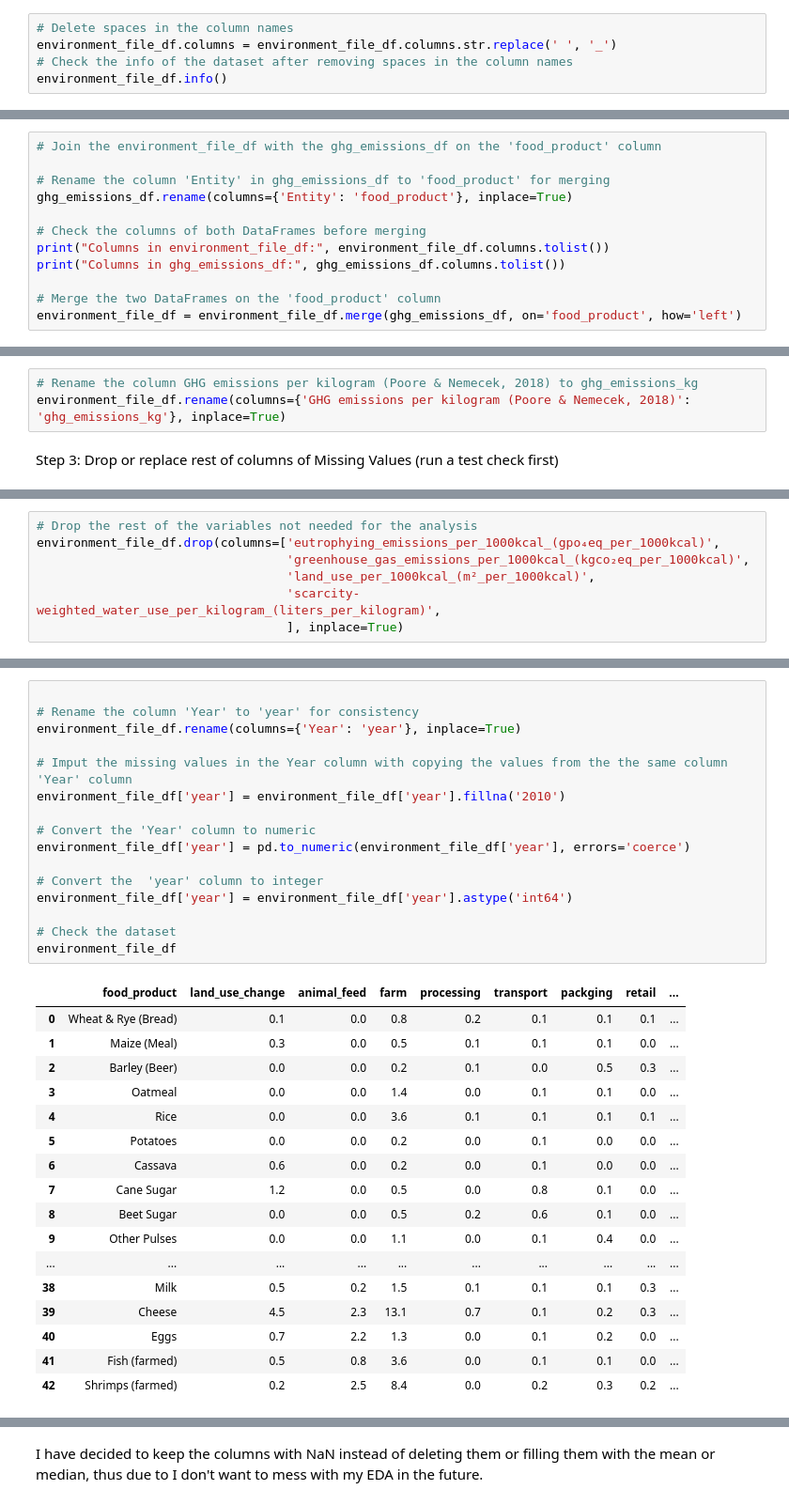
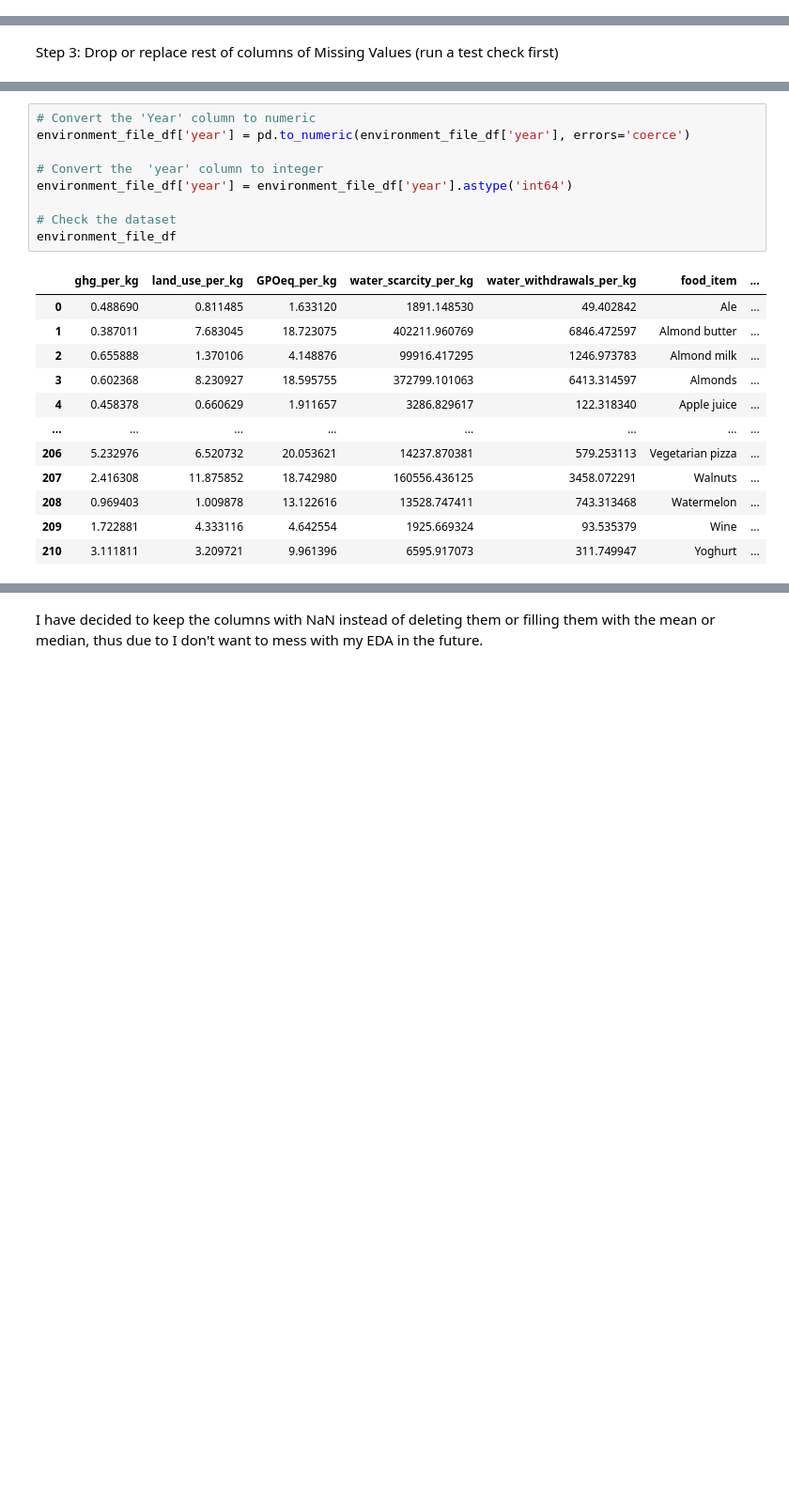
Before and after one commit to ivanya93/Food-Climate-Data-Driven-Sustainability, a Jupyter notebook: Food-Climate-Data-Driven-Sustainability.ipynb, the cells around one changed output, grey strips where cells are left out. Shown at 94% size. Saved outputs shown, nothing was run; the diff lists cells and outputs as text; blank space fills up the shorter version.

Commit message:
Updated
Still missing matching the food mapping

```diff
--- a/Food-Climate-Data-Driven-Sustainability.ipynb
+++ b/Food-Climate-Data-Driven-Sustainability.ipynb
@@ -1347,5 +1260,0 @@ memory usage: 5.5+ KB
-# %%
-# Delete spaces in the column names
-environment_file_df.columns = environment_file_df.columns.str.replace(' ', '_')
-# Check the info of the dataset after removing spaces in the column names
-environment_file_df.info()
@@ -1370,12 +1260,0 @@ memory usage: 5.5+ KB
-# %%
-# Join the environment_file_df with the ghg_emissions_df on the 'food_product' column
-
-# Rename the column 'Entity' in ghg_emissions_df to 'food_product' for merging
-ghg_emissions_df.rename(columns={'Entity': 'food_product'}, inplace=True)
-
-# Check the columns of both DataFrames before merging
-print("Columns in environment_file_df:", environment_file_df.columns.tolist())
-print("Columns in ghg_emissions_df:", ghg_emissions_df.columns.tolist())
-
-# Merge the two DataFrames on the 'food_product' column
-environment_file_df = environment_file_df.merge(ghg_emissions_df, on='food_product', how='left')
@@ -1406,6 +1278,3 @@ environment_file_df
-# %%
-# Rename the column GHG emissions per kilogram (Poore & Nemecek, 2018) to ghg_emissions_kg
-environment_file_df.rename(columns={'GHG emissions per kilogram (Poore & Nemecek, 2018)': 'ghg_emissions_kg'}, inplace=True)
 # %% [markdown]
 Step 3: Drop or replace rest of columns of Missing Values (run a test check first)
 # %%
@@ -1428,7 +1287,0 @@ dtype: int64
-# %%
-# Drop the rest of the variables not needed for the analysis
-environment_file_df.drop(columns=['eutrophying_emissions_per_1000kcal_(gpo₄eq_per_1000kcal)',
-                                  'greenhouse_gas_emissions_per_1000kcal_(kgco₂eq_per_1000kcal)',
-                                  'land_use_per_1000kcal_(m²_per_1000kcal)',
-                                  'scarcity-weighted_water_use_per_kilogram_(liters_per_kilogram)',
-                                  ], inplace=True)
@@ -1455,34 +1288,22 @@ environment_file_df
 # %%
-
-# Rename the column 'Year' to 'year' for consistency
-environment_file_df.rename(columns={'Year': 'year'}, inplace=True)
-
-# Imput the missing values in the Year column with copying the values from the the same column 'Year' column
-environment_file_df['year'] = environment_file_df['year'].fillna('2010')
-
 # Convert the 'Year' column to numeric
 environment_file_df['year'] = pd.to_numeric(environment_file_df['year'], errors='coerce')
 
 # Convert the  'year' column to integer
 environment_file_df['year'] = environment_file_df['year'].astype('int64')
 
 # Check the dataset
 environment_file_df
 # %% [output]
-|  | food_product | land_use_change | animal_feed | farm | processing | transport | packging | retail | ... |
-| 0 | Wheat & Rye (Bread) | 0.1 | 0.0 | 0.8 | 0.2 | 0.1 | 0.1 | 0.1 | ... |
-| 1 | Maize (Meal) | 0.3 | 0.0 | 0.5 | 0.1 | 0.1 | 0.1 | 0.0 | ... |
-| 2 | Barley (Beer) | 0.0 | 0.0 | 0.2 | 0.1 | 0.0 | 0.5 | 0.3 | ... |
-| 3 | Oatmeal | 0.0 | 0.0 | 1.4 | 0.0 | 0.1 | 0.1 | 0.0 | ... |
-| 4 | Rice | 0.0 | 0.0 | 3.6 | 0.1 | 0.1 | 0.1 | 0.1 | ... |
-| 5 | Potatoes | 0.0 | 0.0 | 0.2 | 0.0 | 0.1 | 0.0 | 0.0 | ... |
-| 6 | Cassava | 0.6 | 0.0 | 0.2 | 0.0 | 0.1 | 0.0 | 0.0 | ... |
-| 7 | Cane Sugar | 1.2 | 0.0 | 0.5 | 0.0 | 0.8 | 0.1 | 0.0 | ... |
-| 8 | Beet Sugar | 0.0 | 0.0 | 0.5 | 0.2 | 0.6 | 0.1 | 0.0 | ... |
-| 9 | Other Pulses | 0.0 | 0.0 | 1.1 | 0.0 | 0.1 | 0.4 | 0.0 | ... |
-| ... | ... | ... | ... | ... | ... | ... | ... | ... | ... |
-| 38 | Milk | 0.5 | 0.2 | 1.5 | 0.1 | 0.1 | 0.1 | 0.3 | ... |
-| 39 | Cheese | 4.5 | 2.3 | 13.1 | 0.7 | 0.1 | 0.2 | 0.3 | ... |
-| 40 | Eggs | 0.7 | 2.2 | 1.3 | 0.0 | 0.1 | 0.2 | 0.0 | ... |
-| 41 | Fish (farmed) | 0.5 | 0.8 | 3.6 | 0.0 | 0.1 | 0.1 | 0.0 | ... |
-| 42 | Shrimps (farmed) | 0.2 | 2.5 | 8.4 | 0.0 | 0.2 | 0.3 | 0.2 | ... |
+|  | ghg_per_kg | land_use_per_kg | GPOeq_per_kg | water_scarcity_per_kg | water_withdrawals_per_kg | food_item | ... |
+| 0 | 0.488690 | 0.811485 | 1.633120 | 1891.148530 | 49.402842 | Ale | ... |
+| 1 | 0.387011 | 7.683045 | 18.723075 | 402211.960769 | 6846.472597 | Almond butter | ... |
+| 2 | 0.655888 | 1.370106 | 4.148876 | 99916.417295 | 1246.973783 | Almond milk | ... |
+| 3 | 0.602368 | 8.230927 | 18.595755 | 372799.101063 | 6413.314597 | Almonds | ... |
+| 4 | 0.458378 | 0.660629 | 1.911657 | 3286.829617 | 122.318340 | Apple juice | ... |
+| ... | ... | ... | ... | ... | ... | ... | ... |
+| 206 | 5.232976 | 6.520732 | 20.053621 | 14237.870381 | 579.253113 | Vegetarian pizza | ... |
+| 207 | 2.416308 | 11.875852 | 18.742980 | 160556.436125 | 3458.072291 | Walnuts | ... |
+| 208 | 0.969403 | 1.009878 | 13.122616 | 13528.747411 | 743.313468 | Watermelon | ... |
+| 209 | 1.722881 | 4.333116 | 4.642554 | 1925.669324 | 93.535379 | Wine | ... |
+| 210 | 3.111811 | 3.209721 | 9.961396 | 6595.917073 | 311.749947 | Yoghurt | ... |
```
Also changed, not shown: parts of 146 cells of this notebook, 6 other files.
